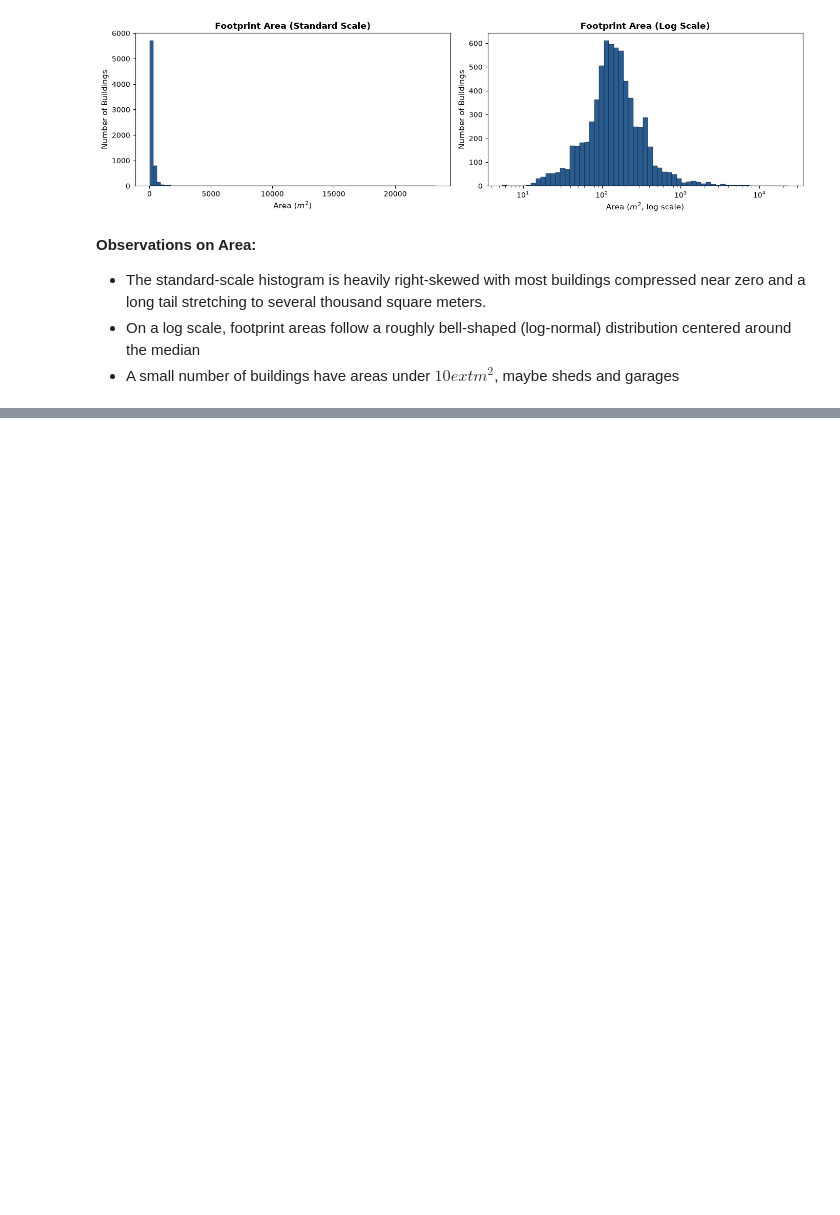
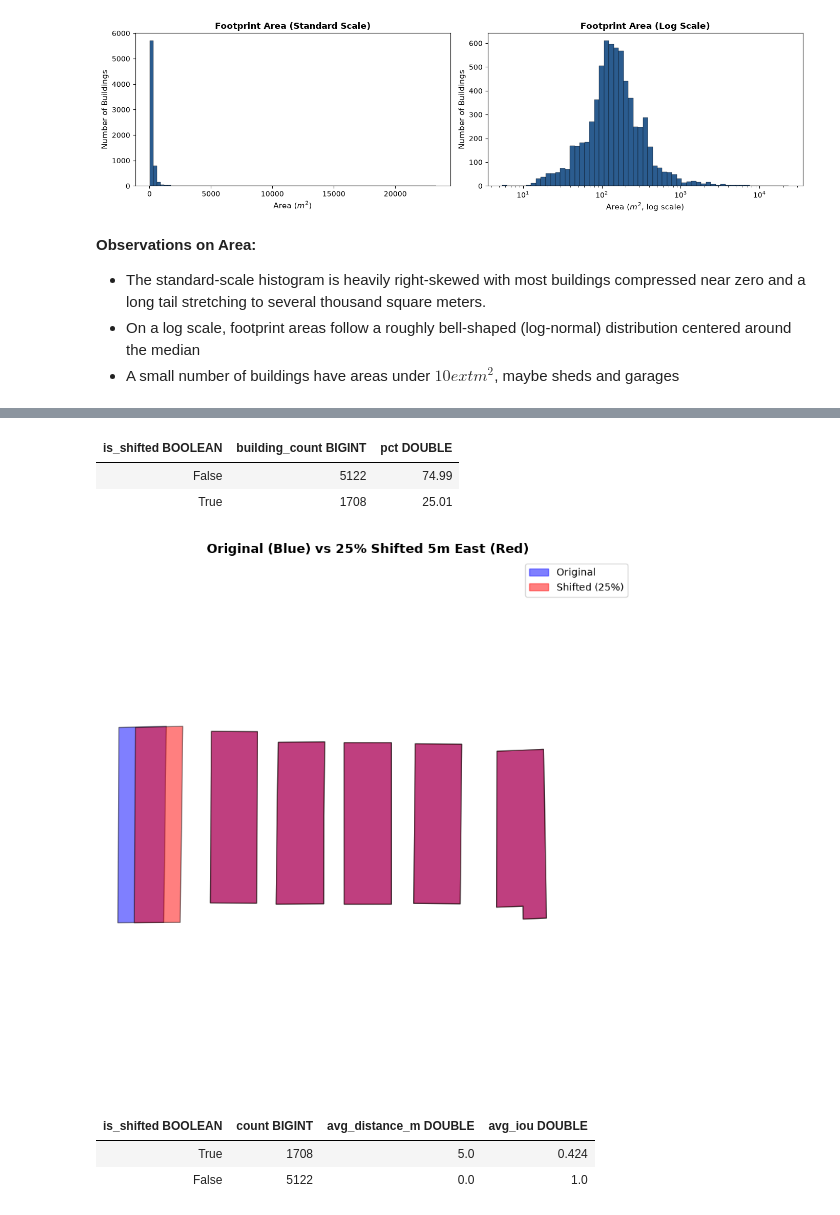
Before and after one commit to aarshiagupta/property-footprint-intelligence, a Jupyter notebook: notebooks/footprint_analysis/92105_city_heights.ipynb, the cells around one changed output, grey strips where cells are left out. Drawn from its saved outputs; the diff is of its cells as text; code cells hidden in the pictures; blank space fills up the shorter version.

```diff
--- a/notebooks/footprint_analysis/92105_city_heights.ipynb
+++ b/notebooks/footprint_analysis/92105_city_heights.ipynb
@@ -485,0 +246,77 @@ plt.show()
+# %%
+# 1. Randomly sample 25% of buildings with a reproducible seed
+con.sql("""
+    CREATE OR REPLACE TABLE picked AS
+    SELECT id
+    FROM buildings
+    USING SAMPLE 25 PERCENT (reservoir, 42)
+""")
+
+# 2. Shift only the sampled 25%
+con.sql("""
+    CREATE OR REPLACE TABLE shifted_25 AS
+    SELECT
+        b.id,
+        CASE
+            WHEN p.id IS NOT NULL THEN TRUE
+            ELSE FALSE
+        END AS is_shifted,
+        CASE
+            WHEN p.id IS NOT NULL THEN ST_Translate(b.geom, 5, 0)
+            ELSE b.geom
+        END AS geom
+    FROM buildings b
+    LEFT JOIN picked p ON b.id = p.id
+""")
+
+# Verify 25% distribution
+con.sql("""
+    SELECT
+        is_shifted,
+        COUNT(*) AS building_count,
+        ROUND(100.0 * COUNT(*) / (SELECT COUNT(*) FROM buildings), 2) AS pct
+    FROM shifted_25
+    GROUP BY is_shifted
+""")
+# %% [output]
+| is_shifted BOOLEAN | building_count BIGINT | pct DOUBLE |
+| False | 5122 | 74.99 |
+| True | 1708 | 25.01 |
+# %%
+# Plot on the same zoomed neighborhood sample
+shift25_sample = to_gdf("shifted_25").cx[cx - r : cx + r, cy - r : cy + r]
+
+fig, ax = plt.subplots(figsize=(8, 8))
+orig_sample.plot(ax=ax, color="blue", alpha=0.5, edgecolor="black")
+shift25_sample.plot(ax=ax, color="red", alpha=0.5, edgecolor="black")
+
+ax.set_xlim(cx - r, cx + r)
+ax.set_ylim(cy - r, cy + r)
+
+blue_patch = mpatches.Patch(color="blue", alpha=0.5, label="Original")
+red_patch = mpatches.Patch(color="red", alpha=0.5, label="Shifted (25%)")
+ax.legend(handles=[blue_patch, red_patch], loc="upper right")
+
+ax.set_title("Original (Blue) vs 25% Shifted 5m East (Red)", fontsize=13, fontweight="bold")
+ax.set_axis_off()
+plt.tight_layout()
+plt.show()
+# %% [output]
+[figure, added]
+# %%
+# Systematic Error Detection in DuckDB:
+# Compare each building in shifted_25 with its original in buildings (matching on id)
+con.sql("""
+    SELECT
+        s.is_shifted,
+        COUNT(*) AS count,
+        ROUND(AVG(ST_Distance(ST_Centroid(b.geom), ST_Centroid(s.geom))), 2) AS avg_distance_m,
+        ROUND(AVG(ST_Area(ST_Intersection(b.geom, s.geom)) / ST_Area(ST_Union(b.geom, s.geom))), 3) AS avg_iou
+    FROM buildings b
+    JOIN shifted_25 s ON b.id = s.id
+    GROUP BY s.is_shifted
+""")
+# %% [output]
+| is_shifted BOOLEAN | count BIGINT | avg_distance_m DOUBLE | avg_iou DOUBLE |
+| True | 1708 | 5.0 | 0.424 |
+| False | 5122 | 0.0 | 1.0 |
```
Also changed, not shown: parts of 51 cells of this notebook.
